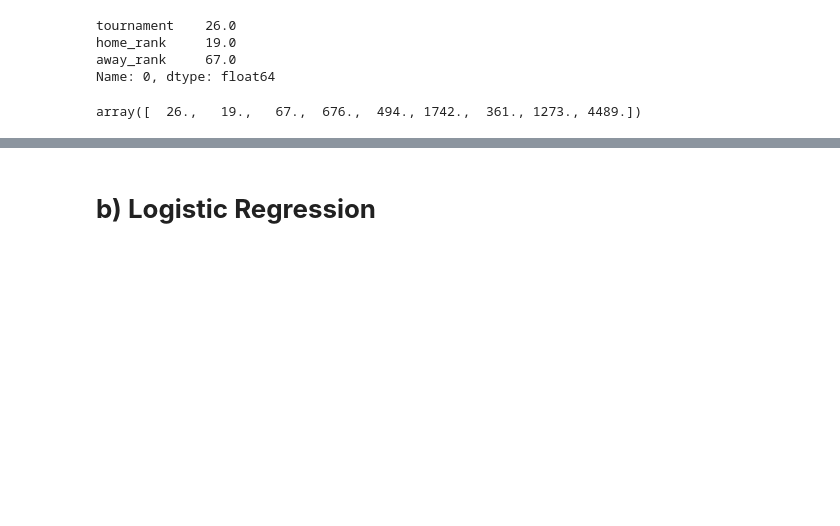
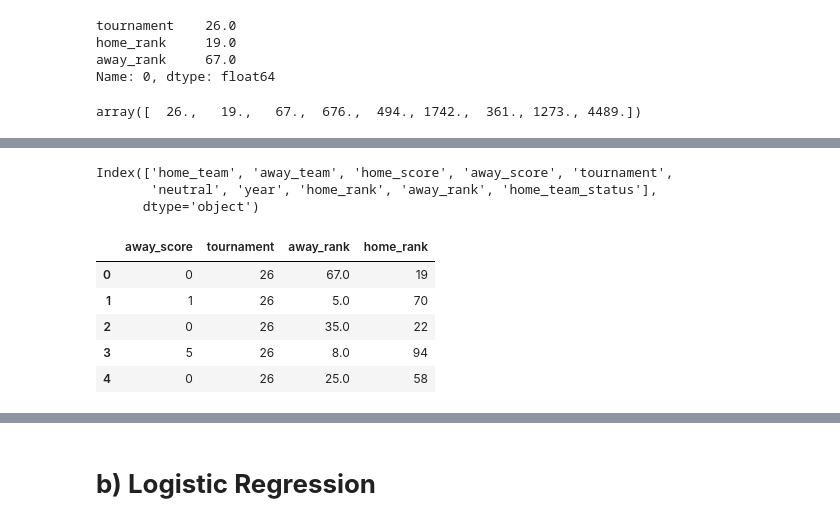
Before and after one commit to Obreintelly/Mchezo_Pesa_Football_Prediction_Analysis, a Jupyter notebook: Mchezo_Pesa_Football_Results_Prediction.ipynb, the cells around one changed output, grey strips where cells are left out. Saved outputs shown, nothing was run; the diff lists cells and outputs as text; code cells hidden in the pictures; blank space fills up the shorter version.

```diff
--- a/Mchezo_Pesa_Football_Results_Prediction.ipynb
+++ b/Mchezo_Pesa_Football_Results_Prediction.ipynb
@@ -1364,0 +1467,18 @@ test_rmse_errors
+# %%
+df.columns
+# %% [output]
+Index(['home_team', 'away_team', 'home_score', 'away_score', 'tournament',
+       'neutral', 'year', 'home_rank', 'away_rank', 'home_team_status'],
+      dtype='object')
+# %%
+#
+away_df =df[[ 'away_score','tournament','away_rank','home_rank']]
+# %%
+away_df.head()
+# %% [output]
+|  | away_score | tournament | away_rank | home_rank |
+| 0 | 0 | 26 | 67.0 | 19 |
+| 1 | 1 | 26 | 5.0 | 70 |
+| 2 | 0 | 26 | 35.0 | 22 |
+| 3 | 5 | 26 | 8.0 | 94 |
+| 4 | 0 | 26 | 25.0 | 58 |
```
Also changed, not shown: parts of 92 cells of this notebook.
